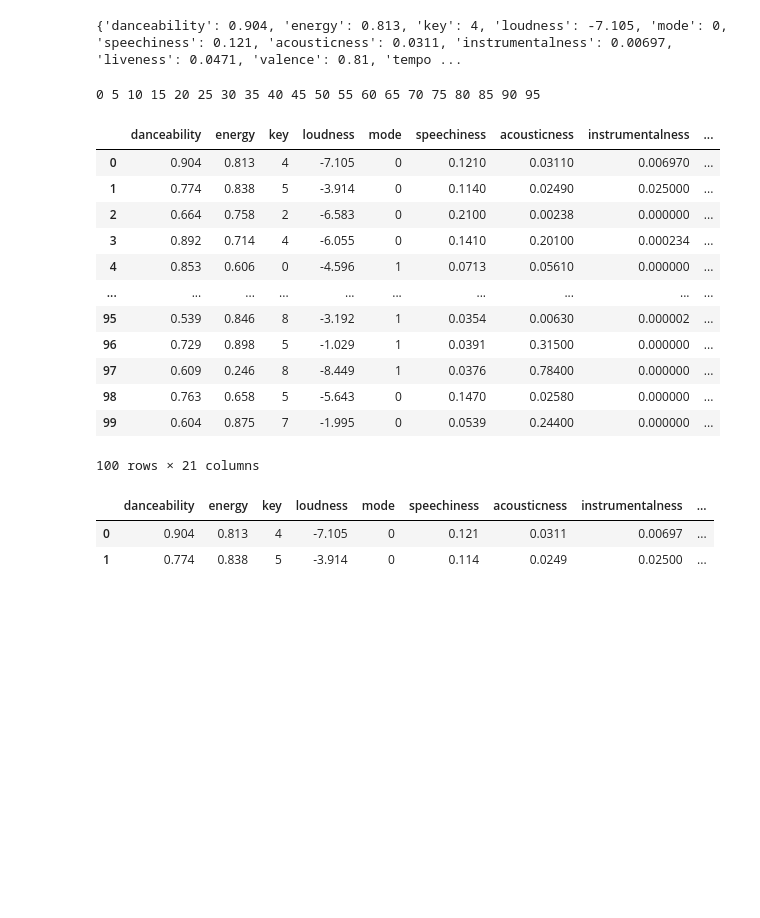
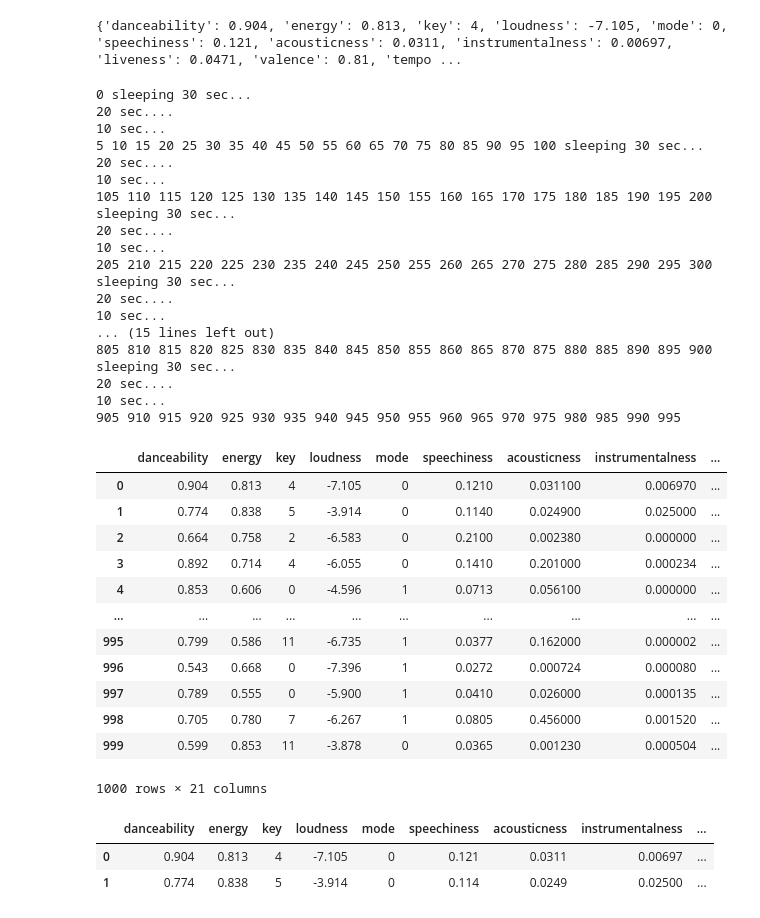
Before and after one commit to nshejwalkar/SpotifyApp, a Jupyter notebook: notebooks/Recommendation Notebook Part 1.ipynb, the cells around one changed output. Saved outputs shown, nothing was run; the diff lists cells and outputs as text; code cells hidden in the pictures; blank space fills up the shorter version.

```diff
--- a/notebooks/Recommendation Notebook Part 1.ipynb
+++ b/notebooks/Recommendation Notebook Part 1.ipynb
@@ -190,28 +191,53 @@ print(features('spotify:track:0UaMYEvWZi0ZqiDOoHU3YI'))
 # %%
 featurelist = [] # list of dictionaries
 
-for i, track in enumerate(df2[:100]['track_uri']):
+for i, track in enumerate(df2[:1000]['track_uri']):
     if i%5==0: print(i, end=' ')
     try: featurelist.append(features(track))
     except: continue
+    if i%100==0:
+        print("sleeping 30 sec...")
+        time.sleep(10)
+        print("20 sec....")
+        time.sleep(10)
+        print("10 sec...")
+        time.sleep(10)
+
+
 featuredf = pd.DataFrame(featurelist)
 featuredf.rename({"uri":"track_uri"}, axis='columns', inplace=True)
 featuredf
 # %% [output]
-0 5 10 15 20 25 30 35 40 45 50 55 60 65 70 75 80 85 90 95
+0 sleeping 30 sec...
+20 sec....
+10 sec...
+5 10 15 20 25 30 35 40 45 50 55 60 65 70 75 80 85 90 95 100 sleeping 30 sec...
+20 sec....
+10 sec...
+105 110 115 120 125 130 135 140 145 150 155 160 165 170 175 180 185 190 195 200 sleeping 30 sec...
+20 sec....
+10 sec...
+205 210 215 220 225 230 235 240 245 250 255 260 265 270 275 280 285 290 295 300 sleeping 30 sec...
+20 sec....
+10 sec...
+... (15 lines left out)
+805 810 815 820 825 830 835 840 845 850 855 860 865 870 875 880 885 890 895 900 sleeping 30 sec...
+20 sec....
+10 sec...
+905 910 915 920 925 930 935 940 945 950 955 960 965 970 975 980 985 990 995
 |  | danceability | energy | key | loudness | mode | speechiness | acousticness | instrumentalness | ... |
-| 0 | 0.904 | 0.813 | 4 | -7.105 | 0 | 0.1210 | 0.03110 | 0.006970 | ... |
-| 1 | 0.774 | 0.838 | 5 | -3.914 | 0 | 0.1140 | 0.02490 | 0.025000 | ... |
-| 2 | 0.664 | 0.758 | 2 | -6.583 | 0 | 0.2100 | 0.00238 | 0.000000 | ... |
-| 3 | 0.892 | 0.714 | 4 | -6.055 | 0 | 0.1410 | 0.20100 | 0.000234 | ... |
-| 4 | 0.853 | 0.606 | 0 | -4.596 | 1 | 0.0713 | 0.05610 | 0.000000 | ... |
+| 0 | 0.904 | 0.813 | 4 | -7.105 | 0 | 0.1210 | 0.031100 | 0.006970 | ... |
+| 1 | 0.774 | 0.838 | 5 | -3.914 | 0 | 0.1140 | 0.024900 | 0.025000 | ... |
+| 2 | 0.664 | 0.758 | 2 | -6.583 | 0 | 0.2100 | 0.002380 | 0.000000 | ... |
+| 3 | 0.892 | 0.714 | 4 | -6.055 | 0 | 0.1410 | 0.201000 | 0.000234 | ... |
+| 4 | 0.853 | 0.606 | 0 | -4.596 | 1 | 0.0713 | 0.056100 | 0.000000 | ... |
 | ... | ... | ... | ... | ... | ... | ... | ... | ... | ... |
-| 95 | 0.539 | 0.846 | 8 | -3.192 | 1 | 0.0354 | 0.00630 | 0.000002 | ... |
-| 96 | 0.729 | 0.898 | 5 | -1.029 | 1 | 0.0391 | 0.31500 | 0.000000 | ... |
-| 97 | 0.609 | 0.246 | 8 | -8.449 | 1 | 0.0376 | 0.78400 | 0.000000 | ... |
-| 98 | 0.763 | 0.658 | 5 | -5.643 | 0 | 0.1470 | 0.02580 | 0.000000 | ... |
-| 99 | 0.604 | 0.875 | 7 | -1.995 | 0 | 0.0539 | 0.24400 | 0.000000 | ... |
+| 995 | 0.799 | 0.586 | 11 | -6.735 | 1 | 0.0377 | 0.162000 | 0.000002 | ... |
+| 996 | 0.543 | 0.668 | 0 | -7.396 | 1 | 0.0272 | 0.000724 | 0.000080 | ... |
+| 997 | 0.789 | 0.555 | 0 | -5.900 | 1 | 0.0410 | 0.026000 | 0.000135 | ... |
+| 998 | 0.705 | 0.780 | 7 | -6.267 | 1 | 0.0805 | 0.456000 | 0.001520 | ... |
+| 999 | 0.599 | 0.853 | 11 | -3.878 | 0 | 0.0365 | 0.001230 | 0.000504 | ... |
-100 rows × 21 columns
+1000 rows × 21 columns
 # %%
 # df2small = df2.head(100)
 # final_100 = pd.merge(df2small, featuredf, how='outer')
```
Also changed, not shown: parts of 5 cells of this notebook, 4 other files.
